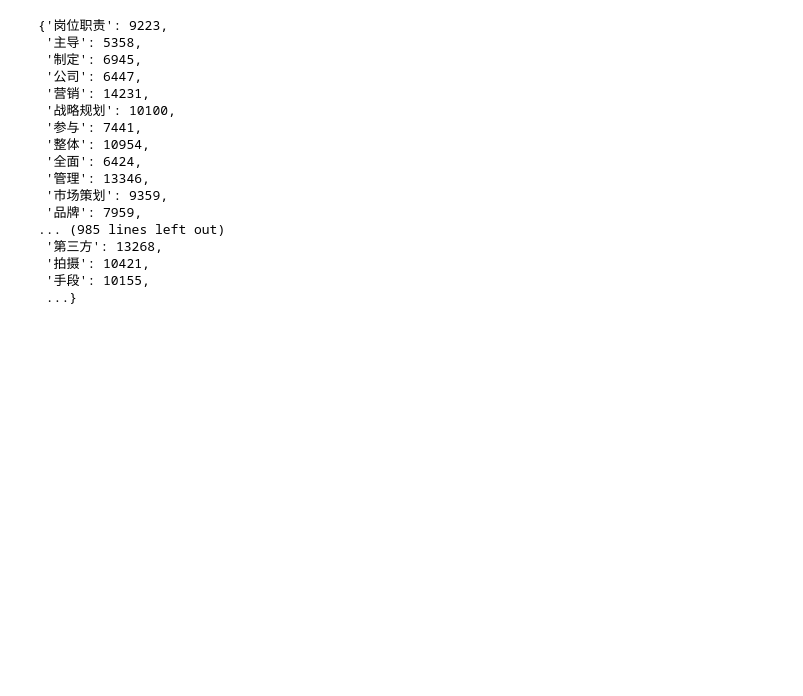
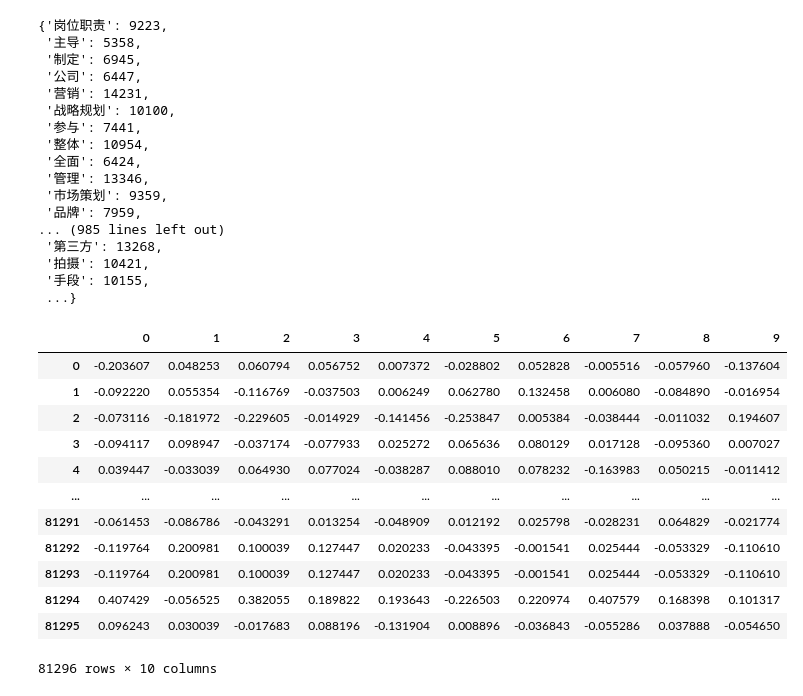
Before and after one commit to slowisfast2030/golden_data, a Jupyter notebook: thu_text.ipynb, the cells around one changed output. Saved outputs shown, nothing was run; the diff lists cells and outputs as text; code cells hidden in the pictures; blank space fills up the shorter version.

```diff
--- a/thu_text.ipynb
+++ b/thu_text.ipynb
@@ -543,11 +549,25 @@ vectorizer.vocabulary_
 # %%
 # step5：将tfidf降维到n维
 
-def get_tfidf_pca(tfidf, n=50):
+def get_tfidf_pca(tfidf, n=20):
     pca = PCA(n_components=n)
     tfidf_pca = pca.fit_transform(tfidf)
     tfidf_pca = pd.DataFrame(tfidf_pca)
     return tfidf_pca
 
 tfidf_pca = get_tfidf_pca(tfidf, 10)
 tfidf_pca
+# %% [output]
+|  | 0 | 1 | 2 | 3 | 4 | 5 | 6 | 7 | 8 | 9 |
+| 0 | -0.203607 | 0.048253 | 0.060794 | 0.056752 | 0.007372 | -0.028802 | 0.052828 | -0.005516 | -0.057960 | -0.137604 |
+| 1 | -0.092220 | 0.055354 | -0.116769 | -0.037503 | 0.006249 | 0.062780 | 0.132458 | 0.006080 | -0.084890 | -0.016954 |
+| 2 | -0.073116 | -0.181972 | -0.229605 | -0.014929 | -0.141456 | -0.253847 | 0.005384 | -0.038444 | -0.011032 | 0.194607 |
+| 3 | -0.094117 | 0.098947 | -0.037174 | -0.077933 | 0.025272 | 0.065636 | 0.080129 | 0.017128 | -0.095360 | 0.007027 |
+| 4 | 0.039447 | -0.033039 | 0.064930 | 0.077024 | -0.038287 | 0.088010 | 0.078232 | -0.163983 | 0.050215 | -0.011412 |
+| ... | ... | ... | ... | ... | ... | ... | ... | ... | ... | ... |
+| 81291 | -0.061453 | -0.086786 | -0.043291 | 0.013254 | -0.048909 | 0.012192 | 0.025798 | -0.028231 | 0.064829 | -0.021774 |
+| 81292 | -0.119764 | 0.200981 | 0.100039 | 0.127447 | 0.020233 | -0.043395 | -0.001541 | 0.025444 | -0.053329 | -0.110610 |
+| 81293 | -0.119764 | 0.200981 | 0.100039 | 0.127447 | 0.020233 | -0.043395 | -0.001541 | 0.025444 | -0.053329 | -0.110610 |
+| 81294 | 0.407429 | -0.056525 | 0.382055 | 0.189822 | 0.193643 | -0.226503 | 0.220974 | 0.407579 | 0.168398 | 0.101317 |
+| 81295 | 0.096243 | 0.030039 | -0.017683 | 0.088196 | -0.131904 | 0.008896 | -0.036843 | -0.055286 | 0.037888 | -0.054650 |
+81296 rows × 10 columns
```
Also changed, not shown: parts of 1 cell of this notebook.
